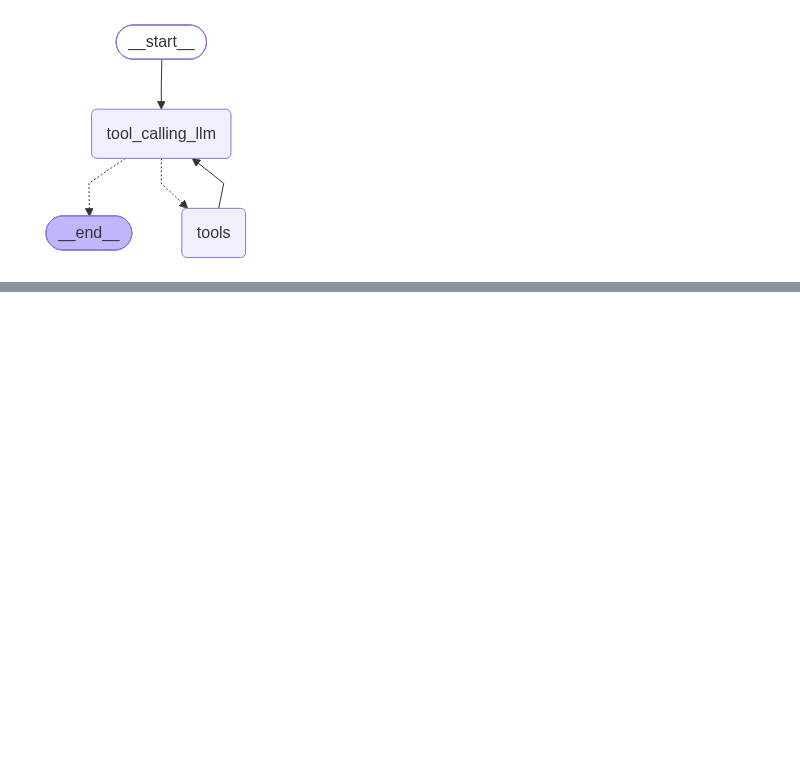
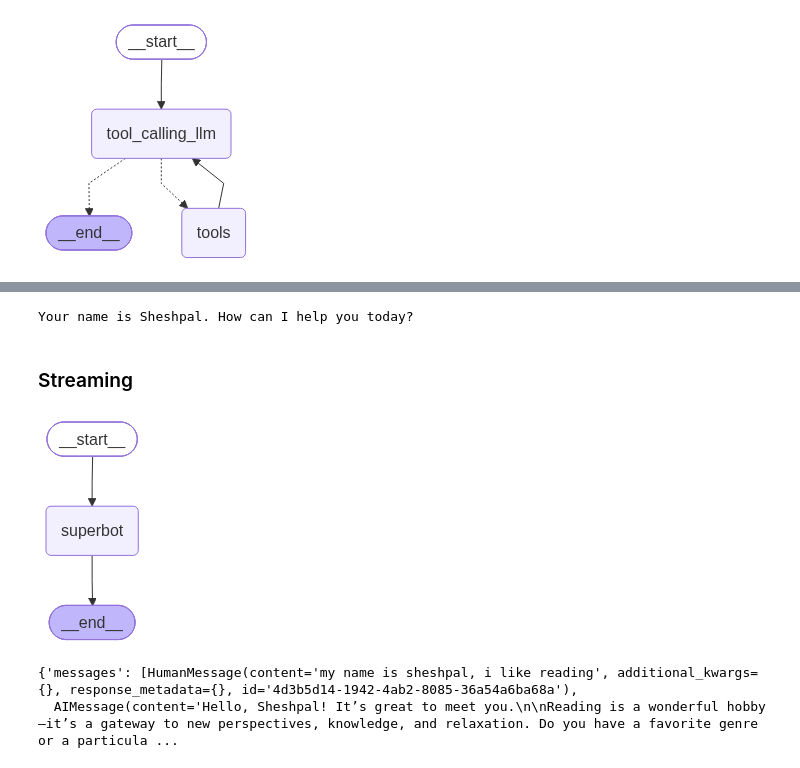
Before and after one commit to sheshpalsingh01/Agentic_genAI, a Jupyter notebook: 01_basicChatbot/02_chatbotwithtool.ipynb, the cells around one changed output, grey strips where cells are left out. Drawn from its saved outputs; the diff is of its cells as text; code cells hidden in the pictures; blank space fills up the shorter version.

```diff
--- a/01_basicChatbot/02_chatbotwithtool.ipynb
+++ b/01_basicChatbot/02_chatbotwithtool.ipynb
@@ -251,0 +290,29 @@ builder_graph
+# %%
+from langgraph.checkpoint.memory import MemorySaver
+memory = MemorySaver()
+
+
+# Graph
+builder = StateGraph(State)
+
+# Add nodes
+builder.add_node("tool_calling_llm", tool_calling_llm)
+builder.add_node("tools", ToolNode(tools))
+
+# Add edges
+builder.add_edge(START, "tool_calling_llm")
+
+# If LLM makes a tool call -> tools
+# If LLM does not make a tool call -> END
+builder.add_conditional_edges(
+    "tool_calling_llm",
+    tools_condition
+)
+
+# After executing the tool, go back to the LLM
+builder.add_edge("tools", "tool_calling_llm")
+
+# Compile the graph
+builder_graph = builder.compile(checkpointer=memory)
+
+builder_graph
@@ -251,0 +344,43 @@ builder_graph
+# %%
+user_message =input("Ask the question")
+if user_message!='exit':
+
+    for event in builder_graph.stream({'messages':user_message},config=config):
+        for message in event.values():
+            print(message['messages'][-1].content)
+else:
+    print("session finished")
+# %% [output]
+Your name is Sheshpal. How can I help you today?
+# %% [markdown]
+### Streaming
+# %%
+def superbot(state:State):
+    return {'messages':[llm.invoke(state['messages'])]}
+# %%
+graph =StateGraph(State)
+
+# node
+graph.add_node("superbot",superbot)
+
+# Add edge
+graph.add_edge(START,"superbot")
+graph.add_edge("superbot",END)
+
+# comple the graph
+super_graph = graph.compile(checkpointer=memory)
+super_graph
+# %% [output]
+[figure, added]
+# %%
+# create thread
+config1 = {"configurable": {"thread_id": "2"}}
+
+respose = super_graph.invoke(
+    {"messages": "my name is sheshpal, i like reading"},
+    config=config1
+)
+respose
+# %% [output]
+{'messages': [HumanMessage(content='my name is sheshpal, i like reading', additional_kwargs={}, response_metadata={}, id='4d3b5d14-1942-4ab2-8085-36a54a6ba68a'),
+  AIMessage(content='Hello, Sheshpal! It’s great to meet you.\n\nReading is a wonderful hobby—it’s a gateway to new perspectives, knowledge, and relaxation. Do you have a favorite genre or a particula ...
```
Also changed, not shown: parts of 20 cells of this notebook.
